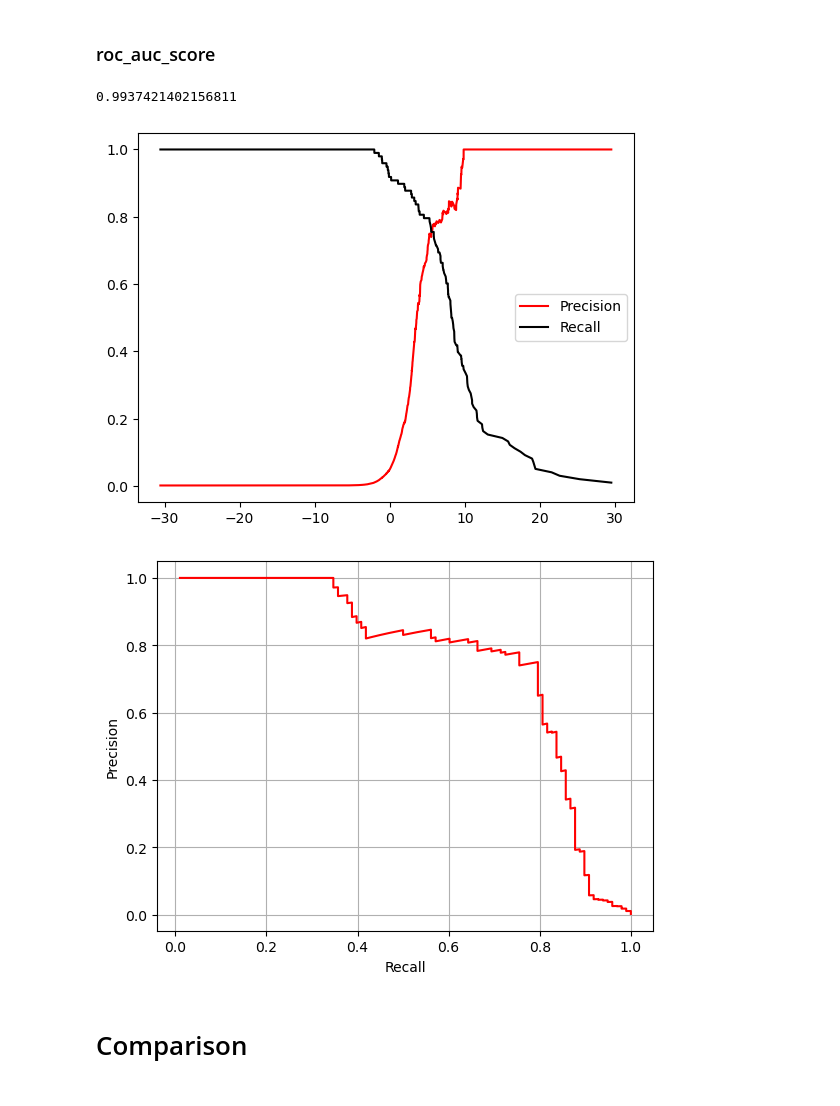
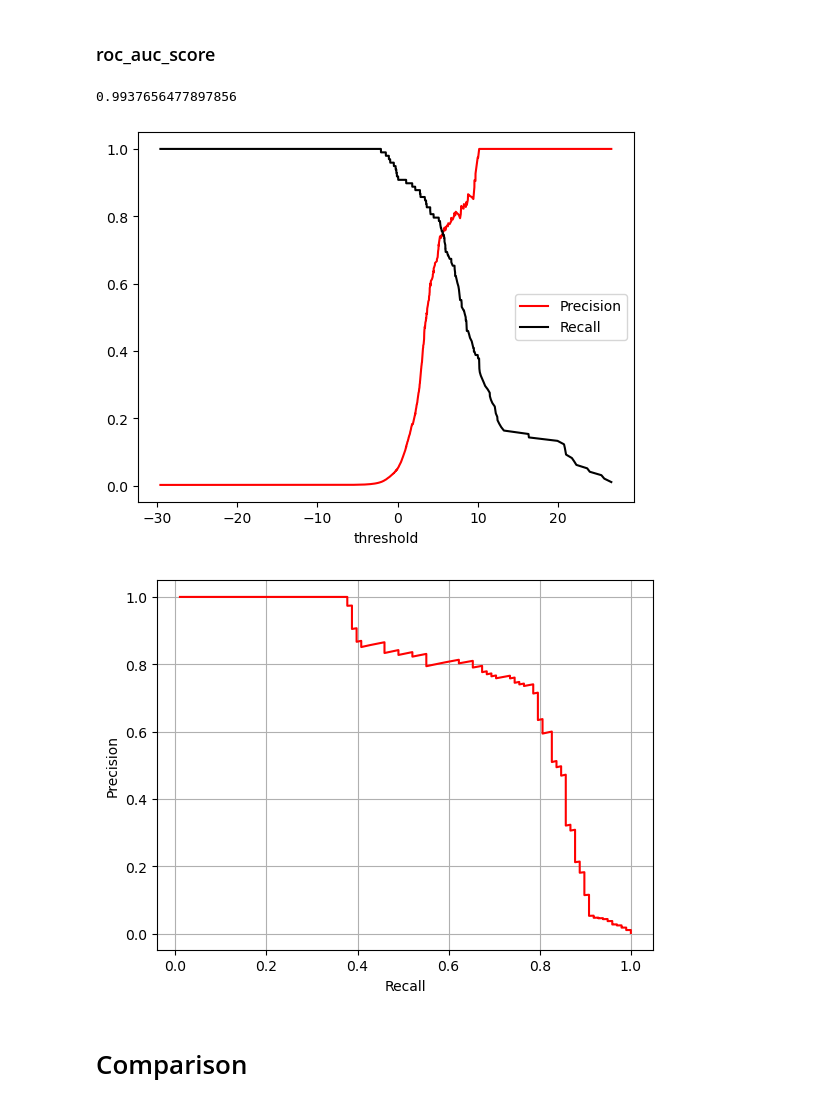
Before and after one commit to mjavadzare/credit-card-fraud-detection, a Jupyter notebook: notebooks/model-training.ipynb, the cells around one changed output. Saved outputs shown, nothing was run; the diff lists cells and outputs as text; code cells hidden in the pictures.

```diff
--- a/notebooks/model-training.ipynb
+++ b/notebooks/model-training.ipynb
@@ -469,6 +469,7 @@ lgbm_pipeline = imbPipeline([
         data_sample_strategy='goss',
         random_state=10,
         n_jobs=-1,
+        force_col_wise=True,
         verbose=-1
     ))
 ])
@@ -703,4 +718,15 @@ Pipeline(steps=[('transformation',
                  LogisticRegression(l1_ratio=0.8, max_iter=1000, n_jobs=-1,
                                     penalty='elasticnet', random_state=10,
                                     solver='saga'))])
+# %%
+from sklearn.pipeline import Pipeline
+# LR
+fitted_transformation_lr = lr_pipeline.named_steps['transformation']
+fitted_lr = lr_pipeline.named_steps['logistic_r']
+
+# Trained model in a pipeline without SMOTE
+lr_predict_pipeline = Pipeline([
+    ('transformation', fitted_transformation_lr),
+    ('logistic_r', fitted_lr)
+])
 # %%
@@ -714,5 +740,5 @@ f1_score(y_test, test_predict_lr)
 # %%
-y_score_lr = lr_pipeline.decision_function(X_test)
+y_score_lr = lr_predict_pipeline.decision_function(X_test)
 # %%
 fpr, tpr, thresholds = roc_curve(y_true=y_test, y_score=y_score_lr)
 # %%
@@ -731,7 +757,7 @@ from sklearn.metrics import roc_auc_score
 auc = roc_auc_score(y_test, y_score_lr)
 auc
 # %% [output]
-0.9937421402156811
+0.9937656477897856
 # %%
 precision, recall, thresholds = precision_recall_curve(
     y_true=y_test,
@@ -740,12 +766,13 @@ precision, recall, thresholds = precision_recall_curve(
 # %%
 fig, ax = plt.subplots()
 ax.plot(thresholds, precision[:-1], color='red', label='Precision')
 ax.plot(thresholds, recall[:-1], color='black', label='Recall')
+plt.xlabel('threshold')
 ax.legend()
 
 plt.show()
 # %% [output]
-[figure, old version]
+[figure, new version]
 # %%
 fig, ax = plt.subplots()
 ax.plot(recall[:-1], precision[:-1], color='red',)
@@ -755,7 +782,7 @@ plt.grid()
 
 plt.show()
 # %% [output]
-[figure, old version]
+[figure, new version]
 # %% [markdown]
 # Comparison
 # %%
```
Also changed, not shown: parts of 51 cells of this notebook, 27 other files.
